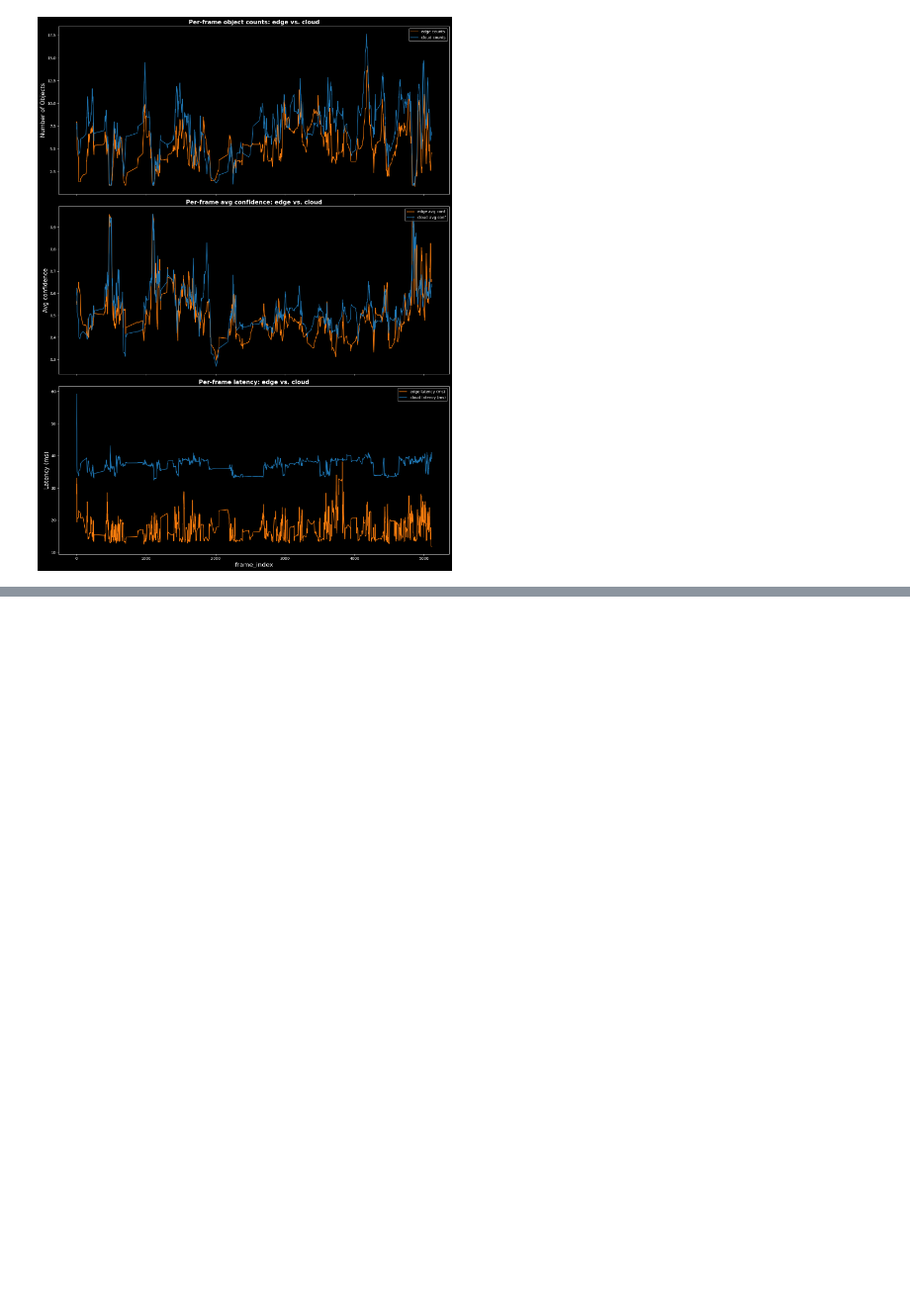
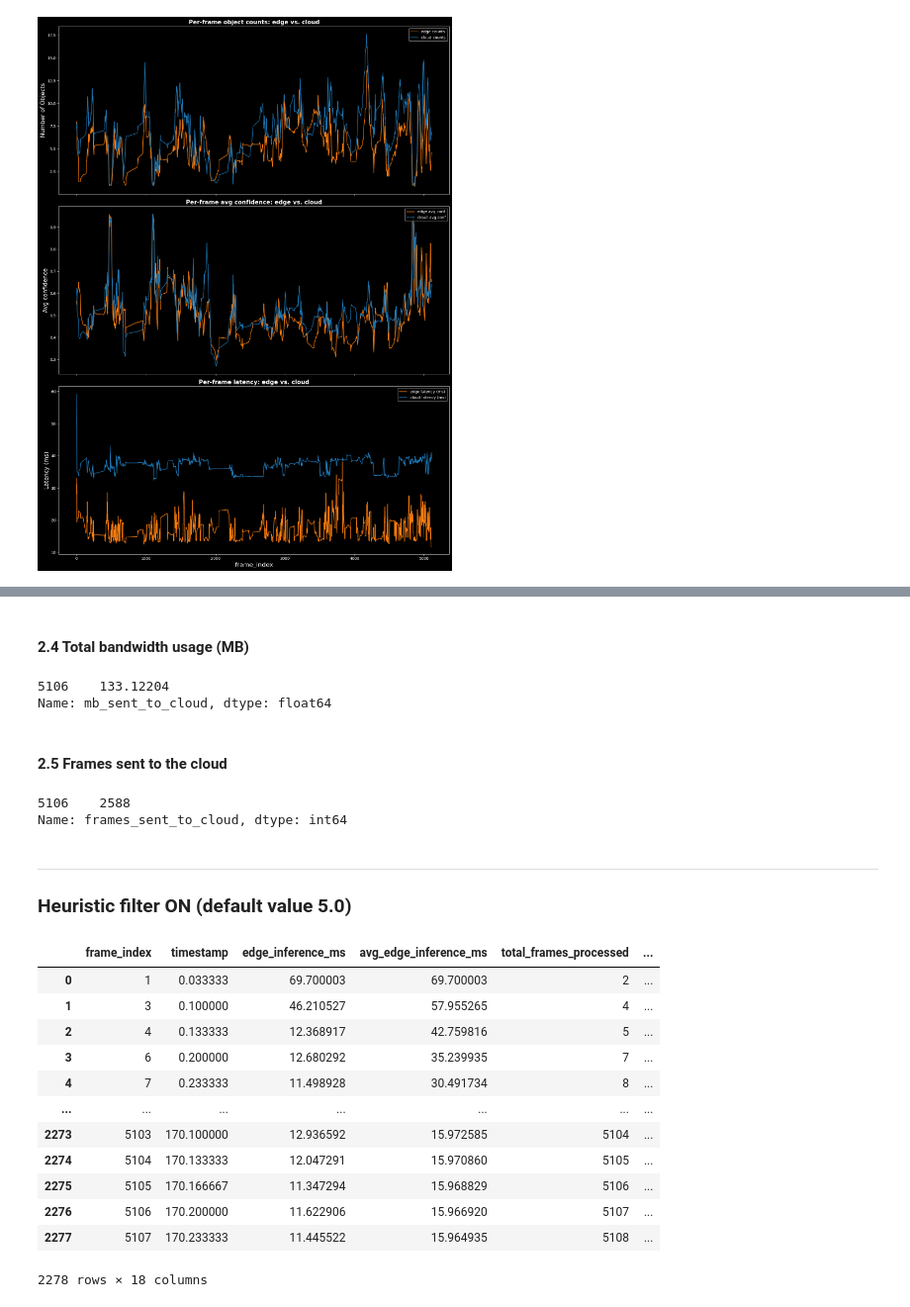
Before and after one commit to MohanadAlemam/edge-cloud-video-analytics, a Jupyter notebook: experiments/experiments.ipynb, the cells around one changed output, grey strips where cells are left out. Shown at 99% size. Saved outputs shown, nothing was run; the diff lists cells and outputs as text; code cells hidden in the pictures; blank space fills up the shorter version.

```diff
--- a/experiments/experiments.ipynb
+++ b/experiments/experiments.ipynb
@@ -282,0 +381,34 @@ plot_time_series(merged_df=aligned_df, smooth_window=8)
+# %% [markdown]
+#### 2.4 Total bandwidth usage (MB)
+# %%
+heuristic_off_df[-1:]["mb_sent_to_cloud"]
+# %% [output]
+5106    133.12204
+Name: mb_sent_to_cloud, dtype: float64
+# %% [markdown]
+#### 2.5 Frames sent to the cloud
+# %%
+heuristic_off_df[-1:]["frames_sent_to_cloud"]
+# %% [output]
+5106    2588
+Name: frames_sent_to_cloud, dtype: int64
+# %% [markdown]
+-----
+### Heuristic filter ON (default value 5.0)
+# %%
+heuristic_on_df = build_dataframe("../experiments/vms_heuristic_default_5.0/metrics_history.json")
+heuristic_on_df
+# %% [output]
+|  | frame_index | timestamp | edge_inference_ms | avg_edge_inference_ms | total_frames_processed | ... |
+| 0 | 1 | 0.033333 | 69.700003 | 69.700003 | 2 | ... |
+| 1 | 3 | 0.100000 | 46.210527 | 57.955265 | 4 | ... |
+| 2 | 4 | 0.133333 | 12.368917 | 42.759816 | 5 | ... |
+| 3 | 6 | 0.200000 | 12.680292 | 35.239935 | 7 | ... |
+| 4 | 7 | 0.233333 | 11.498928 | 30.491734 | 8 | ... |
+| ... | ... | ... | ... | ... | ... | ... |
+| 2273 | 5103 | 170.100000 | 12.936592 | 15.972585 | 5104 | ... |
+| 2274 | 5104 | 170.133333 | 12.047291 | 15.970860 | 5105 | ... |
+| 2275 | 5105 | 170.166667 | 11.347294 | 15.968829 | 5106 | ... |
+| 2276 | 5106 | 170.200000 | 11.622906 | 15.966920 | 5107 | ... |
+| 2277 | 5107 | 170.233333 | 11.445522 | 15.964935 | 5108 | ... |
+2278 rows × 18 columns
```
Also changed, not shown: parts of 33 cells of this notebook.
